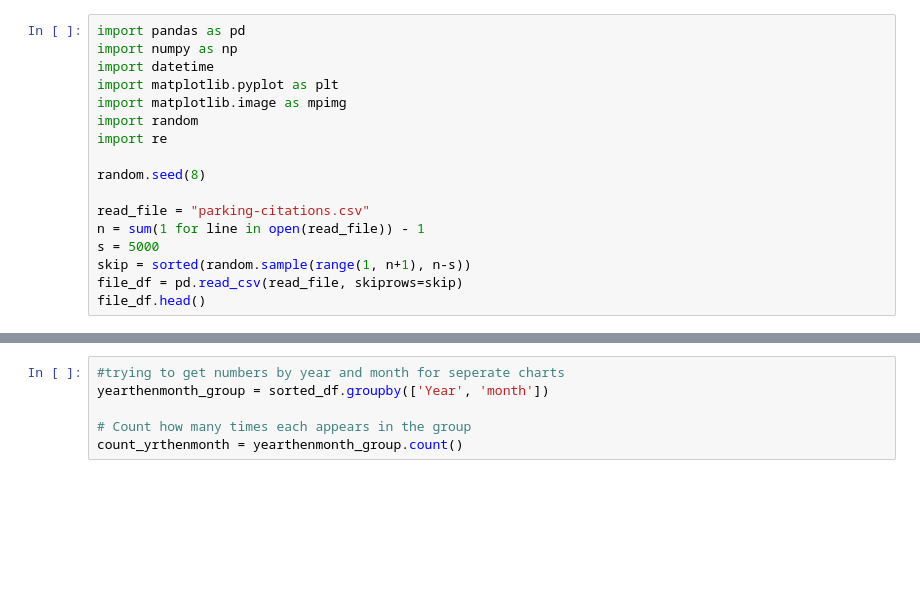
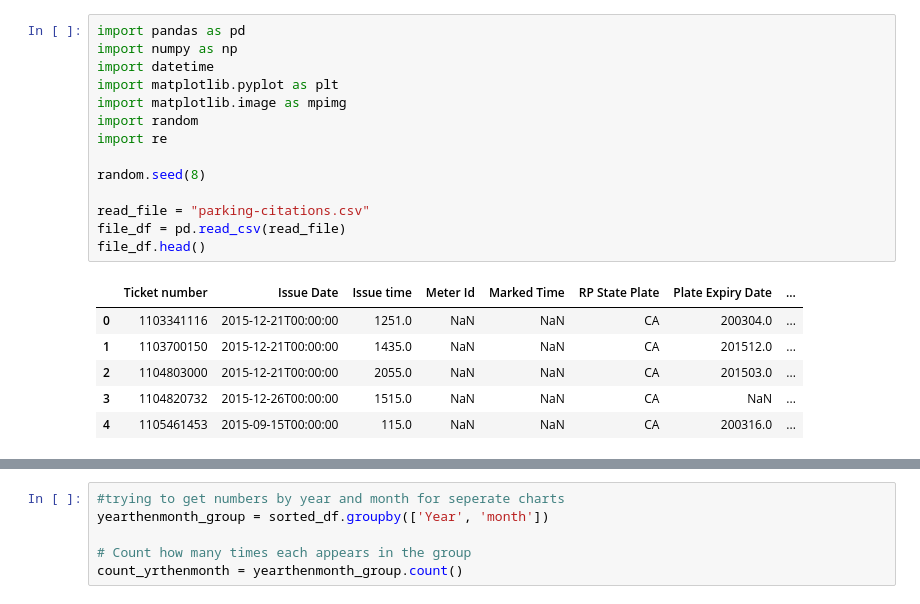
Before and after one commit to sdesai39/Project1, a Jupyter notebook: HWchartworkforFinal.ipynb, the cells around one changed output, grey strips where cells are left out. Drawn from its saved outputs; the diff is of its cells as text; blank space fills up the shorter version.

```diff
--- a/HWchartworkforFinal.ipynb
+++ b/HWchartworkforFinal.ipynb
@@ -1,20 +1,24 @@
 # %%
 import pandas as pd
 import numpy as np
 import datetime
 import matplotlib.pyplot as plt
 import matplotlib.image as mpimg
 import random
 import re
 
 random.seed(8)
 
 read_file = "parking-citations.csv"
-n = sum(1 for line in open(read_file)) - 1
-s = 5000
-skip = sorted(random.sample(range(1, n+1), n-s))
-file_df = pd.read_csv(read_file, skiprows=skip)
+file_df = pd.read_csv(read_file)
 file_df.head()
+# %% [output]
+|  | Ticket number | Issue Date | Issue time | Meter Id | Marked Time | RP State Plate | Plate Expiry Date | ... |
+| 0 | 1103341116 | 2015-12-21T00:00:00 | 1251.0 | NaN | NaN | CA | 200304.0 | ... |
+| 1 | 1103700150 | 2015-12-21T00:00:00 | 1435.0 | NaN | NaN | CA | 201512.0 | ... |
+| 2 | 1104803000 | 2015-12-21T00:00:00 | 2055.0 | NaN | NaN | CA | 201503.0 | ... |
+| 3 | 1104820732 | 2015-12-26T00:00:00 | 1515.0 | NaN | NaN | CA | NaN | ... |
+| 4 | 1105461453 | 2015-09-15T00:00:00 | 115.0 | NaN | NaN | CA | 200316.0 | ... |
 # %%
 #DataFrame created from original information
 hwdf = file_df.drop(columns = ["Ticket number", "Meter Id", "Marked Time", "Plate Expiry Date", "VIN", "Route",
```
Also changed, not shown: parts of 6 cells of this notebook.
